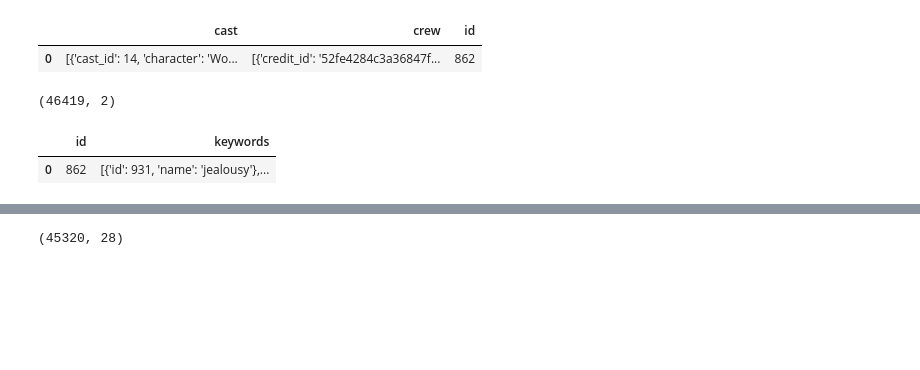
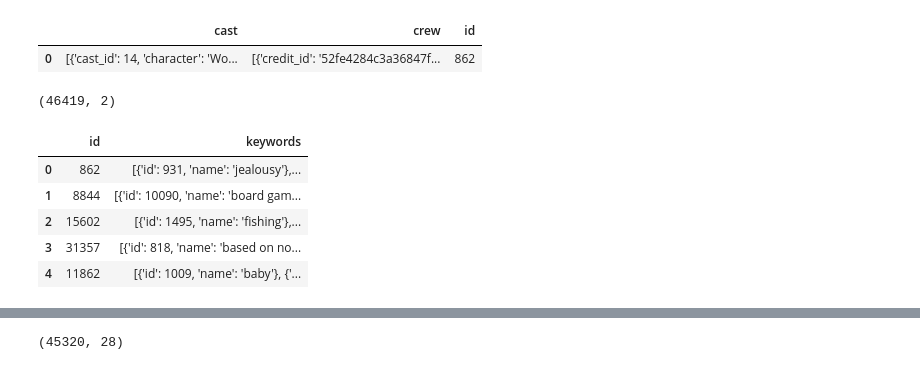
Before and after one commit to imShashanKashyap/MovRec_Repository, a Jupyter notebook: MovRec_Notebook.ipynb, the cells around one changed output, grey strips where cells are left out. Cells and saved outputs as stored; diff of their text form; code cells hidden in the pictures; blank space fills up the shorter version.

```diff
--- a/MovRec_Notebook.ipynb
+++ b/MovRec_Notebook.ipynb
@@ -201,14 +165,18 @@ credits_df.head(1)
 |  | cast | crew | id |
 | 0 | [{'cast_id': 14, 'character': 'Wo... | [{'credit_id': '52fe4284c3a36847f... | 862 |
 # %%
-# keywords_df=pd.read_csv('keywords.csv/keywords.csv',low_memory=False)
-keywords_df=pd.read_csv('https://firsts3buckets3.s3.amazonaws.com/keywords.csv/keywords.csv',low_memory=False)
+# keywords_df=pd.read_csv('MovRec_Dataset/keywords.csv',low_memory=False)
+keywords_df=pd.read_csv('https://movrec.s3.amazonaws.com/MovRec_Dataset/keywords.csv',low_memory=False)
 # %%
 keywords_df.shape
 # %% [output]
 (46419, 2)
 # %%
-keywords_df.head(1)
+keywords_df.head(5)
 # %% [output]
 |  | id | keywords |
 | 0 | 862 | [{'id': 931, 'name': 'jealousy'},... |
+| 1 | 8844 | [{'id': 10090, 'name': 'board gam... |
+| 2 | 15602 | [{'id': 1495, 'name': 'fishing'},... |
+| 3 | 31357 | [{'id': 818, 'name': 'based on no... |
+| 4 | 11862 | [{'id': 1009, 'name': 'baby'}, {'... |
```
Also changed, not shown: parts of 99 cells of this notebook.
